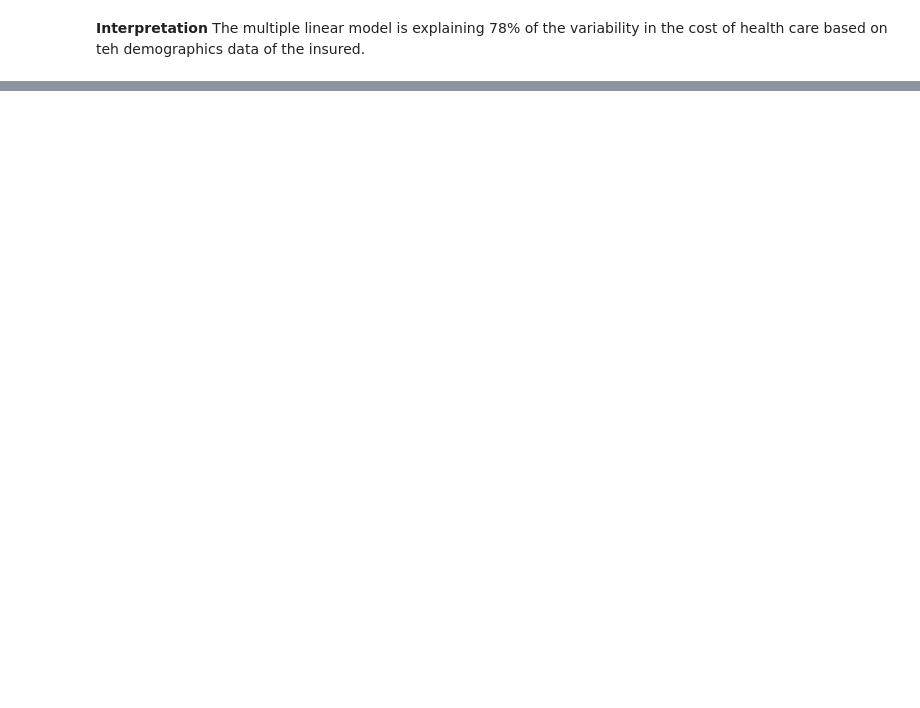
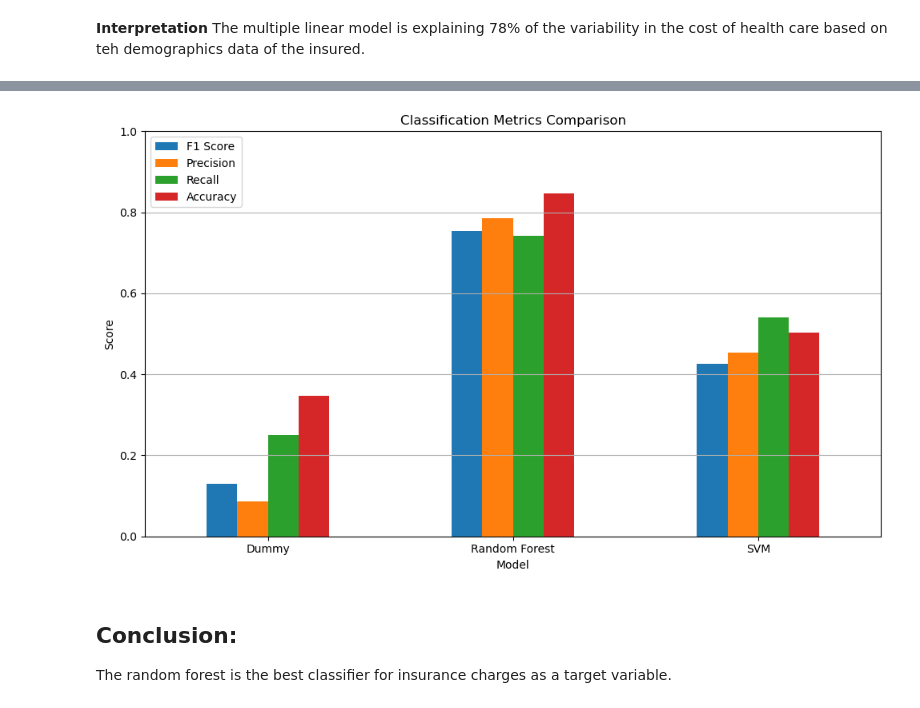
Before and after one commit to Nothgisrandom/Insurance_Cost_Estiamtion, a Jupyter notebook: Insurance_EDA_with_Saved_Images.ipynb, the cells around one changed output, grey strips where cells are left out. Cells and saved outputs as stored; diff of their text form; code cells hidden in the pictures; blank space fills up the shorter version.

```diff
--- a/Insurance_EDA_with_Saved_Images.ipynb
+++ b/Insurance_EDA_with_Saved_Images.ipynb
@@ -668,0 +909,44 @@ RMSE: 5796.2846592762735
+# %%
+from sklearn.metrics import accuracy_score
+
+for i, (name, model) in enumerate(models.items()):
+    model.fit(X_resampled, y_resampled)
+    y_pred = model.predict(X_test)
+
+    report = classification_report(y_test, y_pred, output_dict=True)
+
+    # Store macro metrics
+    metrics_summary["Model"].append(name)
+    metrics_summary["F1 Score"].append(report["macro avg"]["f1-score"])
+    metrics_summary["Precision"].append(report["macro avg"]["precision"])
+    metrics_summary["Recall"].append(report["macro avg"]["recall"])
+    metrics_summary["Accuracy"].append(accuracy_score(y_test, y_pred))
+
+    # Plot confusion matrix
+    cm = confusion_matrix(y_test, y_pred, labels=labels)
+    sns.heatmap(cm, annot=True, fmt='d', cmap='Blues', ax=axes[i])
+    axes[i].set_title(f"{name} - Confusion Matrix")
+    axes[i].set_xlabel("Predicted")
+    axes[i].set_ylabel("Actual")
+    axes[i].set_xticklabels(labels)
+    axes[i].set_yticklabels(labels)
+# %%
+# Convert metrics to DataFrame
+metrics_df = pd.DataFrame(metrics_summary)
+metrics_df.set_index("Model", inplace=True)
+
+# Plot grouped bar chart
+metrics_df.plot(kind="bar", figsize=(10, 6))
+plt.title("Classification Metrics Comparison")
+plt.ylabel("Score")
+plt.ylim(0, 1)
+plt.grid(True, axis='y')
+plt.xticks(rotation=0)
+plt.legend(loc='upper left')
+plt.tight_layout()
+plt.show()
+# %% [output]
+[figure, added]
+# %% [markdown]
+## Conclusion:
+The random forest is the best classifier for insurance charges as a target variable.
```
Also changed, not shown: parts of 50 cells of this notebook.
